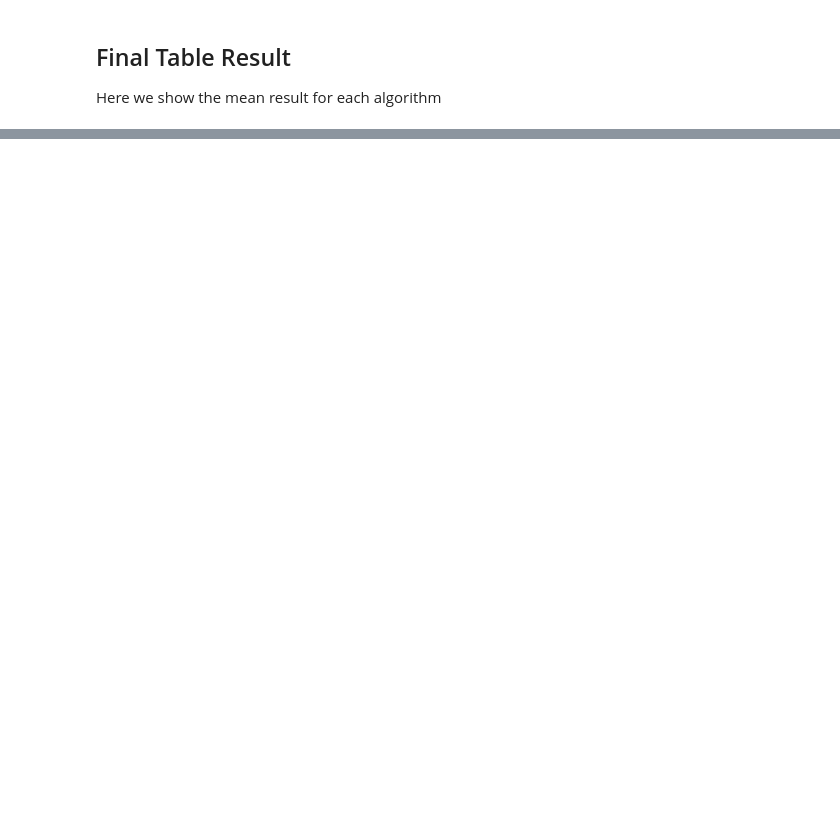
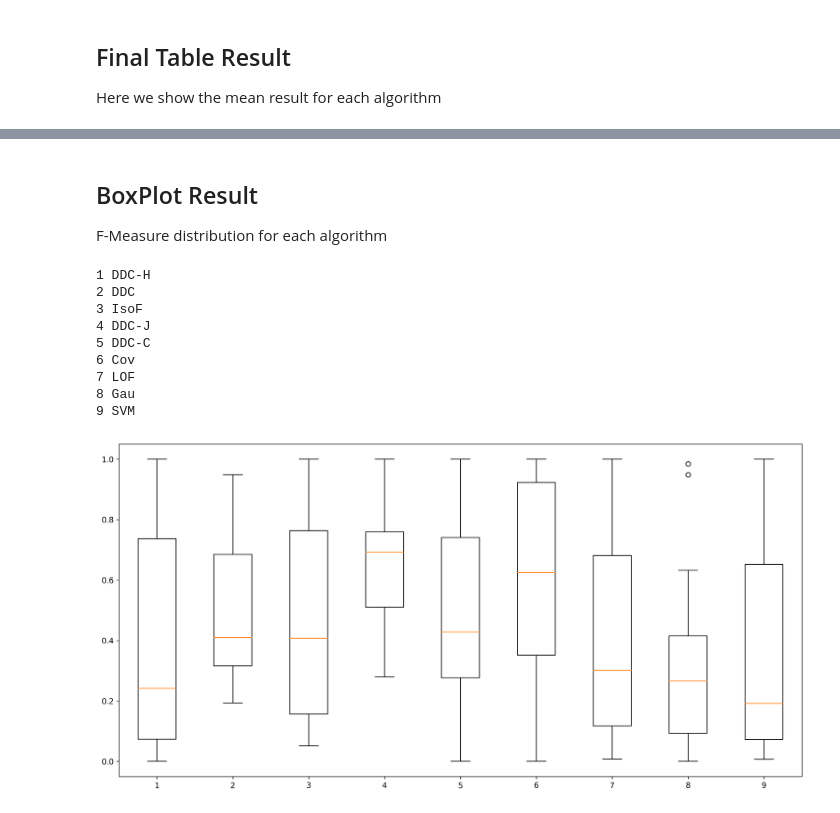
Before and after one commit to nlp-pucrs/prescription-outliers, a Jupyter notebook: 2_all_parameter_search.ipynb, the cells around one changed output, grey strips where cells are left out. Cells and saved outputs as stored; diff of their text form; code cells hidden in the pictures; blank space fills up the shorter version.

Commit message:
add boxplot

```diff
--- a/2_all_parameter_search.ipynb
+++ b/2_all_parameter_search.ipynb
@@ -64,0 +65,30 @@ display(results)
+# %% [markdown]
+## BoxPlot Result
+
+F-Measure distribution for each algorithm
+# %%
+%matplotlib inline
+import matplotlib.pyplot as plt
+
+plt.figure(figsize=(16, 8), dpi= 300)
+
+data = []
+
+for i, m in enumerate(max_f.index):
+    print(i+1,m)
+    data.append(max_f.loc[m].values)
+
+plt.boxplot(data)
+
+plt.show()
+# %% [output]
+1 DDC-H
+2 DDC
+3 IsoF
+4 DDC-J
+5 DDC-C
+6 Cov
+7 LOF
+8 Gau
+9 SVM
+[figure, added]
```
Also changed, not shown: parts of 2 cells of this notebook, 1 other file.
